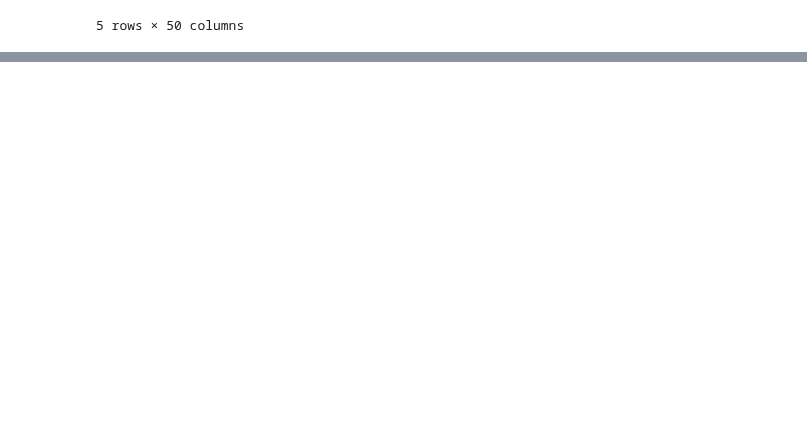
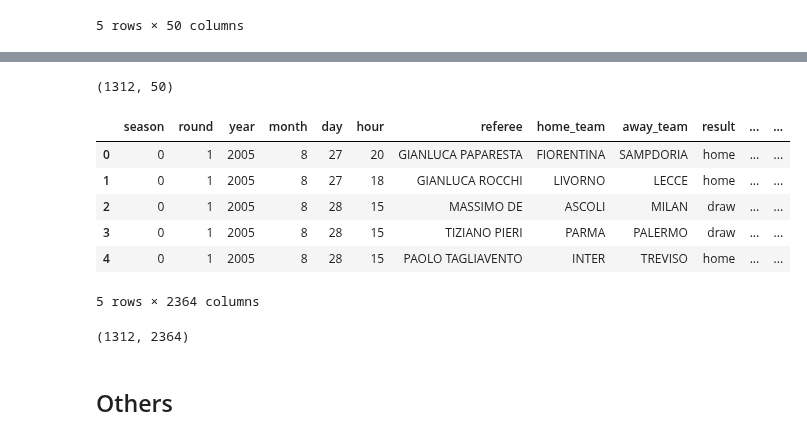
Before and after one commit to davnig/football-match-results-prediction, a Jupyter notebook: data_preprocessing.ipynb, the cells around one changed output, grey strips where cells are left out. Drawn from its saved outputs; the diff is of its cells as text; code cells hidden in the pictures; blank space fills up the shorter version.

Commit message:
fix: one-hot encoding

```diff
--- a/data_preprocessing.ipynb
+++ b/data_preprocessing.ipynb
@@ -154,0 +155,3 @@ df = df.dropna()
+# %%
+season2index = {'20' + f'{i + 5}'.zfill(2) + '-' + f'{i + 6}'.zfill(2): i for i in range(16)}
+df['season'] = df['season'].map(season2index)
@@ -154,0 +167,26 @@ df = df.dropna()
+# %%
+def get_column_names_containing_str(df: pd.DataFrame, substring: str) -> list[str]:
+    return df.loc[:, df.columns.str.contains(substring)].columns.values.tolist()
+# %%
+# get all columns containing player names
+player_columns = get_column_names_containing_str(df, 'player')
+player_columns += get_column_names_containing_str(df, 'substitute')
+home_player_columns = get_column_names_containing_str(df, 'home_player')
+home_player_columns += get_column_names_containing_str(df, 'home_substitute')
+away_player_columns = get_column_names_containing_str(df, 'away_player')
+away_player_columns += get_column_names_containing_str(df, 'away_substitute')
+all_unique_players = pd.concat([df[player_columns[i]] for i in range(len(player_columns))], axis=0).unique().tolist()
+# %%
+result = []
+for index, row in df.iterrows():
+    home_encoding = [0] * len(all_unique_players)
+    away_encoding = [0] * len(all_unique_players)
+    for idx in range(len(home_player_columns)):
+        home_player_idx = all_unique_players.index(row[home_player_columns[idx]])
+        home_encoding[home_player_idx] = 1
+        away_player_idx = all_unique_players.index(row[away_player_columns[idx]])
+        away_encoding[away_player_idx] = 1
+    result += [home_encoding + away_encoding]
+home_away_player_columns = [f'home_player_{name}' for name in all_unique_players] + [f'away_player_{name}' for name in all_unique_players]
+players_df = pd.DataFrame(result, columns=home_away_player_columns)
+players_df.head()
@@ -154,0 +201,22 @@ df = df.dropna()
+# %%
+df.shape
+# %% [output]
+(1312, 50)
+# %%
+df = df.drop(player_columns, axis=1)
+df = pd.concat([df, players_df.set_index(df.index)], axis=1)
+df.head()
+# %% [output]
+|  | season | round | year | month | day | hour | referee | home_team | away_team | result | ... | ... |
+| 0 | 0 | 1 | 2005 | 8 | 27 | 20 | GIANLUCA PAPARESTA | FIORENTINA | SAMPDORIA | home | ... | ... |
+| 1 | 0 | 1 | 2005 | 8 | 27 | 18 | GIANLUCA ROCCHI | LIVORNO | LECCE | home | ... | ... |
+| 2 | 0 | 1 | 2005 | 8 | 28 | 15 | MASSIMO DE | ASCOLI | MILAN | draw | ... | ... |
+| 3 | 0 | 1 | 2005 | 8 | 28 | 15 | TIZIANO PIERI | PARMA | PALERMO | draw | ... | ... |
+| 4 | 0 | 1 | 2005 | 8 | 28 | 15 | PAOLO TAGLIAVENTO | INTER | TREVISO | home | ... | ... |
+5 rows × 2364 columns
+# %%
+df.shape
+# %% [output]
+(1312, 2364)
+# %% [markdown]
+## Others
```
Also changed, not shown: parts of 12 cells of this notebook, 2 other files.
